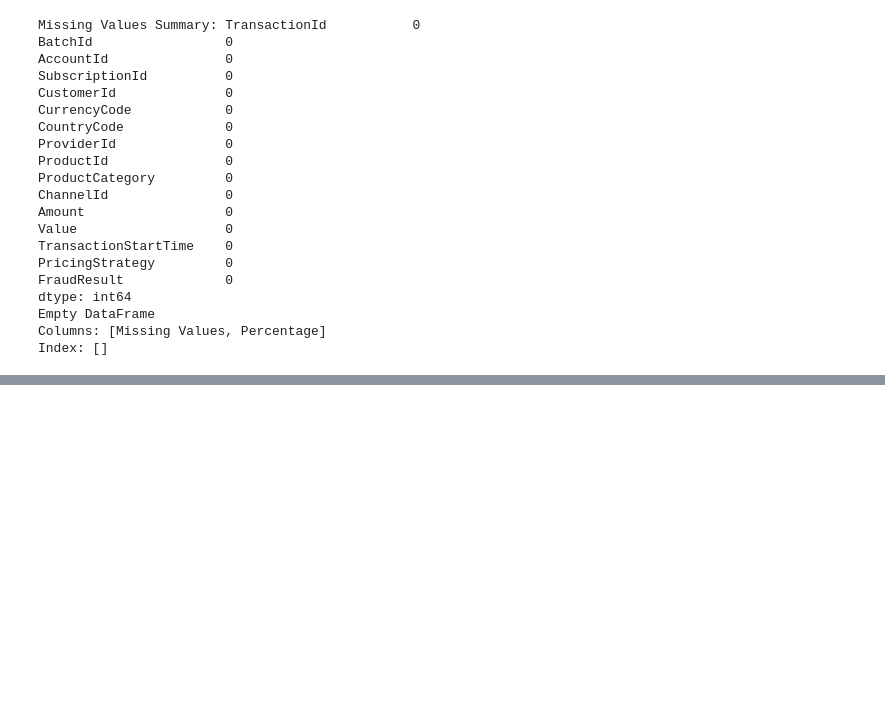
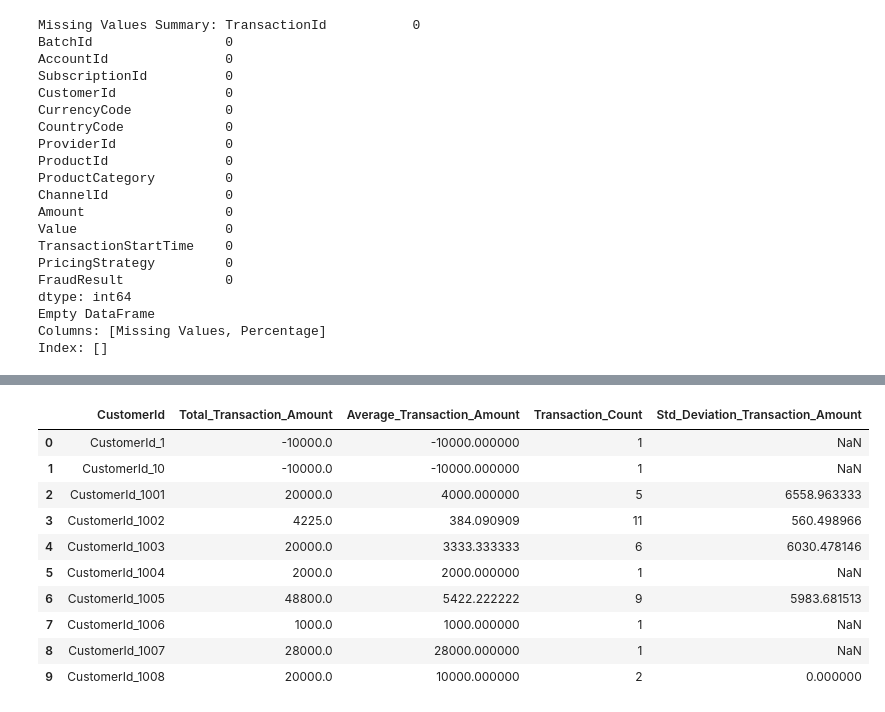
Before and after one commit to amannnnnyyyy/Credit-Scoring_and_Risk-Analysis, a Jupyter notebook: notebooks/credit_scoring_bati.ipynb, the cells around one changed output, grey strips where cells are left out. Drawn from its saved outputs; the diff is of its cells as text; code cells hidden in the pictures; blank space fills up the shorter version.

```diff
--- a/notebooks/credit_scoring_bati.ipynb
+++ b/notebooks/credit_scoring_bati.ipynb
@@ -306,0 +314,21 @@ Index: []
+# %%
+aggregate_features = data.groupby('CustomerId').agg(
+    Total_Transaction_Amount=('Amount', 'sum'),
+    Average_Transaction_Amount=('Amount', 'mean'),
+    Transaction_Count=('TransactionId', 'count'),
+    Std_Deviation_Transaction_Amount=('Amount', 'std')
+).reset_index()
+
+aggregate_features.head(10)
+# %% [output]
+|  | CustomerId | Total_Transaction_Amount | Average_Transaction_Amount | Transaction_Count | Std_Deviation_Transaction_Amount |
+| 0 | CustomerId_1 | -10000.0 | -10000.000000 | 1 | NaN |
+| 1 | CustomerId_10 | -10000.0 | -10000.000000 | 1 | NaN |
+| 2 | CustomerId_1001 | 20000.0 | 4000.000000 | 5 | 6558.963333 |
+| 3 | CustomerId_1002 | 4225.0 | 384.090909 | 11 | 560.498966 |
+| 4 | CustomerId_1003 | 20000.0 | 3333.333333 | 6 | 6030.478146 |
+| 5 | CustomerId_1004 | 2000.0 | 2000.000000 | 1 | NaN |
+| 6 | CustomerId_1005 | 48800.0 | 5422.222222 | 9 | 5983.681513 |
+| 7 | CustomerId_1006 | 1000.0 | 1000.000000 | 1 | NaN |
+| 8 | CustomerId_1007 | 28000.0 | 28000.000000 | 1 | NaN |
+| 9 | CustomerId_1008 | 20000.0 | 10000.000000 | 2 | 0.000000 |
```
Also changed, not shown: parts of 8 cells of this notebook.
